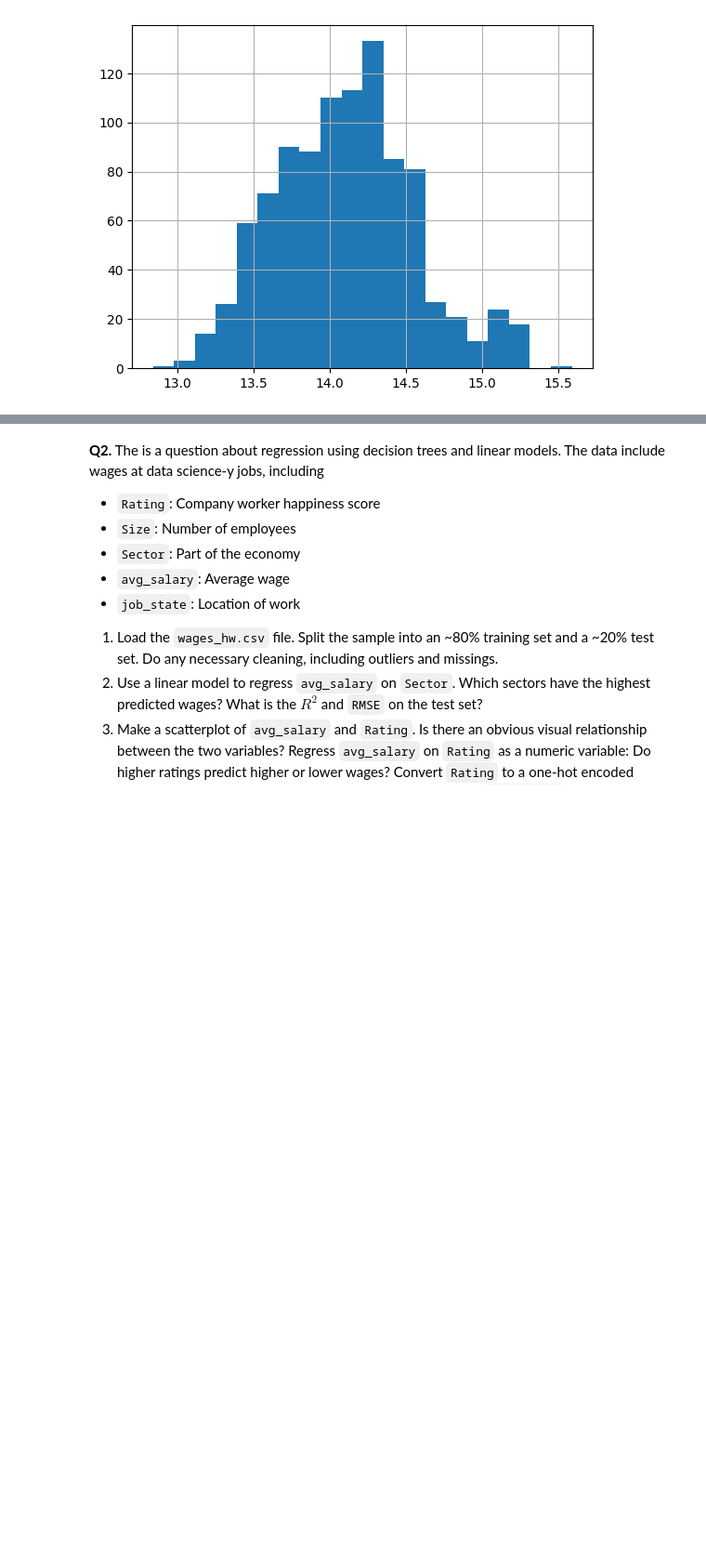
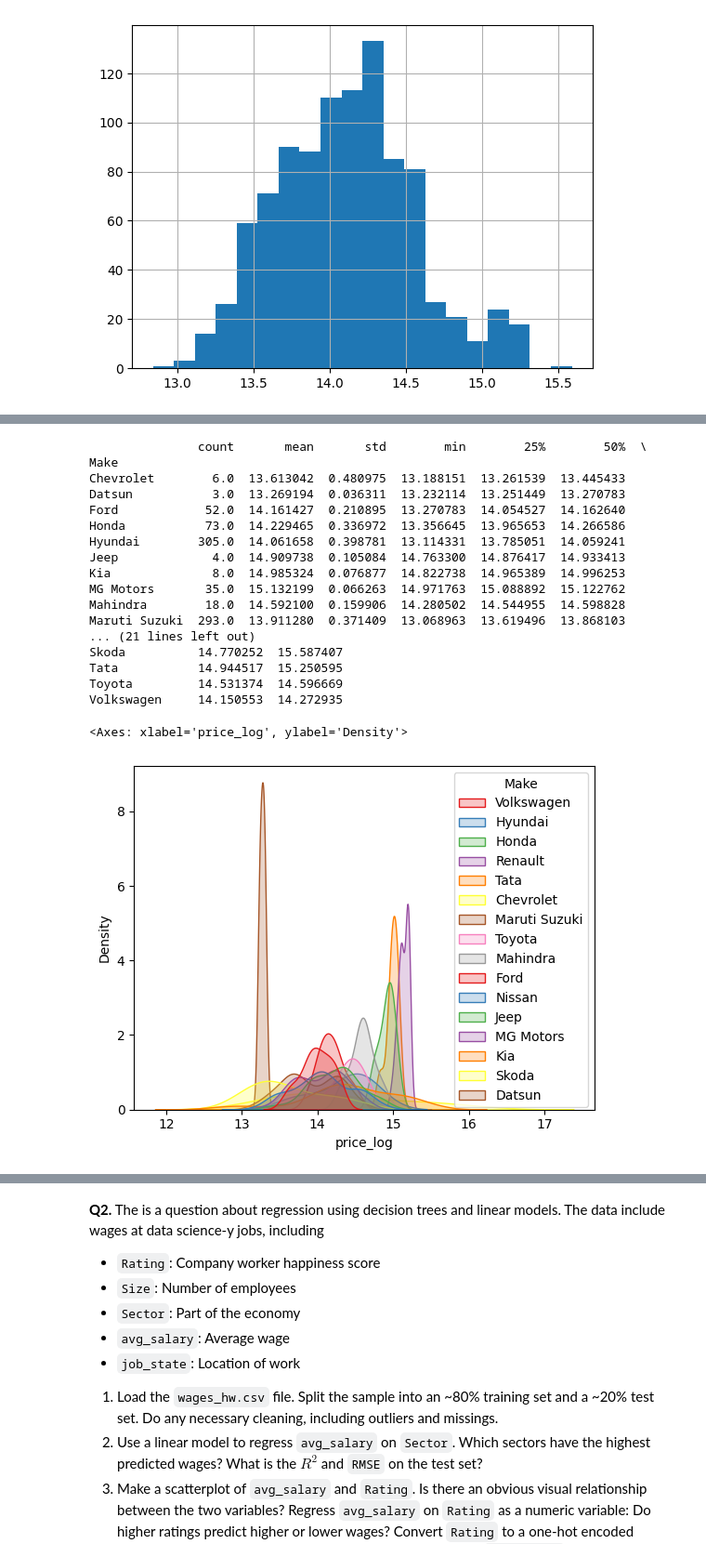
Before and after one commit to kaitlinblakeslee/assignment4, a Jupyter notebook: assignment4.ipynb, the cells around one changed output, grey strips where cells are left out. Shown at 93% size. Cells and saved outputs as stored; diff of their text form; code cells hidden in the pictures; blank space fills up the shorter version.

```diff
--- a/assignment4.ipynb
+++ b/assignment4.ipynb
@@ -104,0 +120,29 @@ dtype: object
+# %%
+#summarize prices by brand of car
+summary_by_make = cdf.groupby('Make')['price_log'].describe()
+print(summary_by_make)
+
+#grouped kernel density plot by 'Make' variable
+sns.kdeplot(data=cdf, x='price_log', hue='Make', fill=True, common_norm=False, palette='Set1')
+
+#Although a Skoda followed by Tata have the highest pricest overall, MG motors appears to be most consistently expensive based on this graph. Some makes have a wider range in prices while others are centered around the same price.
+# %% [output]
+               count       mean       std        min        25%        50%  \
+Make
+Chevrolet        6.0  13.613042  0.480975  13.188151  13.261539  13.445433
+Datsun           3.0  13.269194  0.036311  13.232114  13.251449  13.270783
+Ford            52.0  14.161427  0.210895  13.270783  14.054527  14.162640
+Honda           73.0  14.229465  0.336972  13.356645  13.965653  14.266586
+Hyundai        305.0  14.061658  0.398781  13.114331  13.785051  14.059241
+Jeep             4.0  14.909738  0.105084  14.763300  14.876417  14.933413
+Kia              8.0  14.985324  0.076877  14.822738  14.965389  14.996253
+MG Motors       35.0  15.132199  0.066263  14.971763  15.088892  15.122762
+Mahindra        18.0  14.592100  0.159906  14.280502  14.544955  14.598828
+Maruti Suzuki  293.0  13.911280  0.371409  13.068963  13.619496  13.868103
+... (21 lines left out)
+Skoda          14.770252  15.587407
+Tata           14.944517  15.250595
+Toyota         14.531374  14.596669
+Volkswagen     14.150553  14.272935
+<Axes: xlabel='price_log', ylabel='Density'>
+[figure, added]
```
Also changed, not shown: parts of 3 cells of this notebook.
